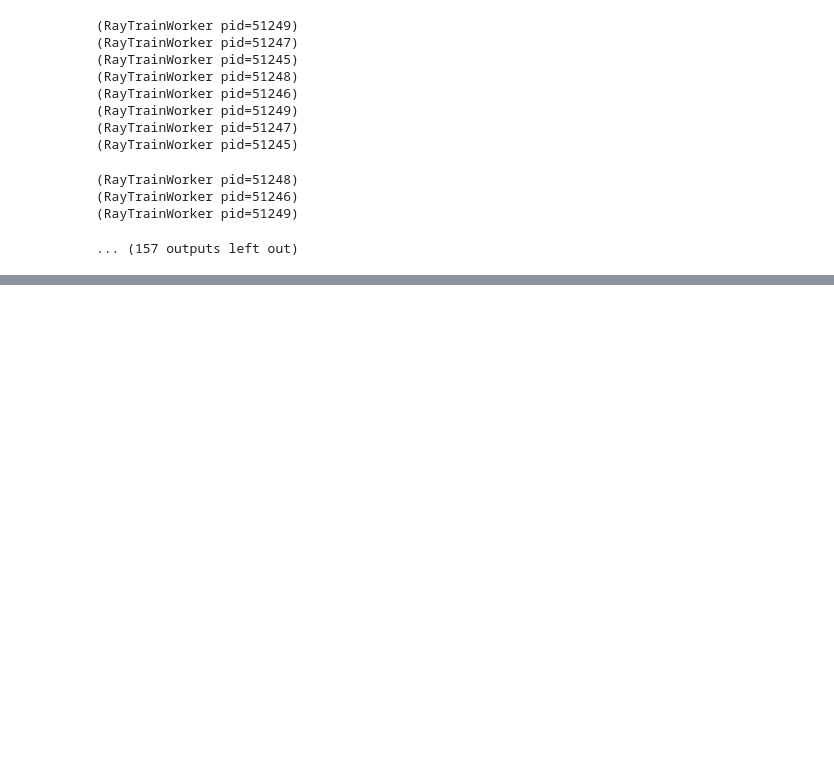
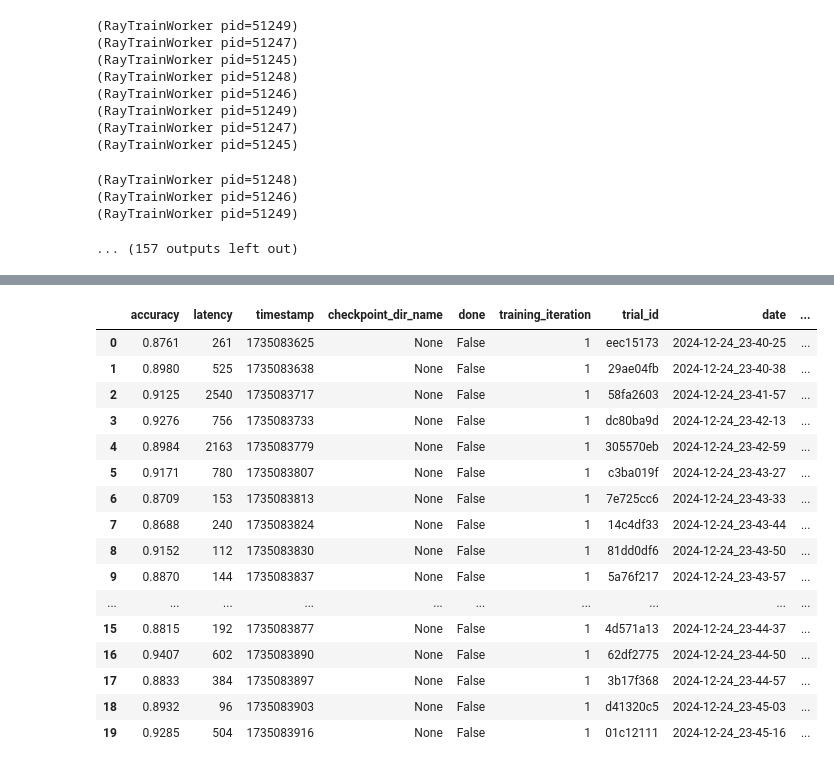
Before and after one commit to sidharrth2002/mobo, a Jupyter notebook: miniproject/main_notebook.ipynb, the cells around one changed output, grey strips where cells are left out. Drawn from its saved outputs; the diff is of its cells as text; code cells hidden in the pictures; blank space fills up the shorter version.

```diff
--- a/miniproject/main_notebook.ipynb
+++ b/miniproject/main_notebook.ipynb
@@ -442,0 +676,20 @@ ResultGrid<[
+# %%
+result_grid.get_dataframe()
+# %% [output]
+|  | accuracy | latency | timestamp | checkpoint_dir_name | done | training_iteration | trial_id | date | ... |
+| 0 | 0.8761 | 261 | 1735083625 | None | False | 1 | eec15173 | 2024-12-24_23-40-25 | ... |
+| 1 | 0.8980 | 525 | 1735083638 | None | False | 1 | 29ae04fb | 2024-12-24_23-40-38 | ... |
+| 2 | 0.9125 | 2540 | 1735083717 | None | False | 1 | 58fa2603 | 2024-12-24_23-41-57 | ... |
+| 3 | 0.9276 | 756 | 1735083733 | None | False | 1 | dc80ba9d | 2024-12-24_23-42-13 | ... |
+| 4 | 0.8984 | 2163 | 1735083779 | None | False | 1 | 305570eb | 2024-12-24_23-42-59 | ... |
+| 5 | 0.9171 | 780 | 1735083807 | None | False | 1 | c3ba019f | 2024-12-24_23-43-27 | ... |
+| 6 | 0.8709 | 153 | 1735083813 | None | False | 1 | 7e725cc6 | 2024-12-24_23-43-33 | ... |
+| 7 | 0.8688 | 240 | 1735083824 | None | False | 1 | 14c4df33 | 2024-12-24_23-43-44 | ... |
+| 8 | 0.9152 | 112 | 1735083830 | None | False | 1 | 81dd0df6 | 2024-12-24_23-43-50 | ... |
+| 9 | 0.8870 | 144 | 1735083837 | None | False | 1 | 5a76f217 | 2024-12-24_23-43-57 | ... |
+| ... | ... | ... | ... | ... | ... | ... | ... | ... | ... |
+| 15 | 0.8815 | 192 | 1735083877 | None | False | 1 | 4d571a13 | 2024-12-24_23-44-37 | ... |
+| 16 | 0.9407 | 602 | 1735083890 | None | False | 1 | 62df2775 | 2024-12-24_23-44-50 | ... |
+| 17 | 0.8833 | 384 | 1735083897 | None | False | 1 | 3b17f368 | 2024-12-24_23-44-57 | ... |
+| 18 | 0.8932 | 96 | 1735083903 | None | False | 1 | d41320c5 | 2024-12-24_23-45-03 | ... |
+| 19 | 0.9285 | 504 | 1735083916 | None | False | 1 | 01c12111 | 2024-12-24_23-45-16 | ... |
```
Also changed, not shown: parts of 4 cells of this notebook, 1 other file.
